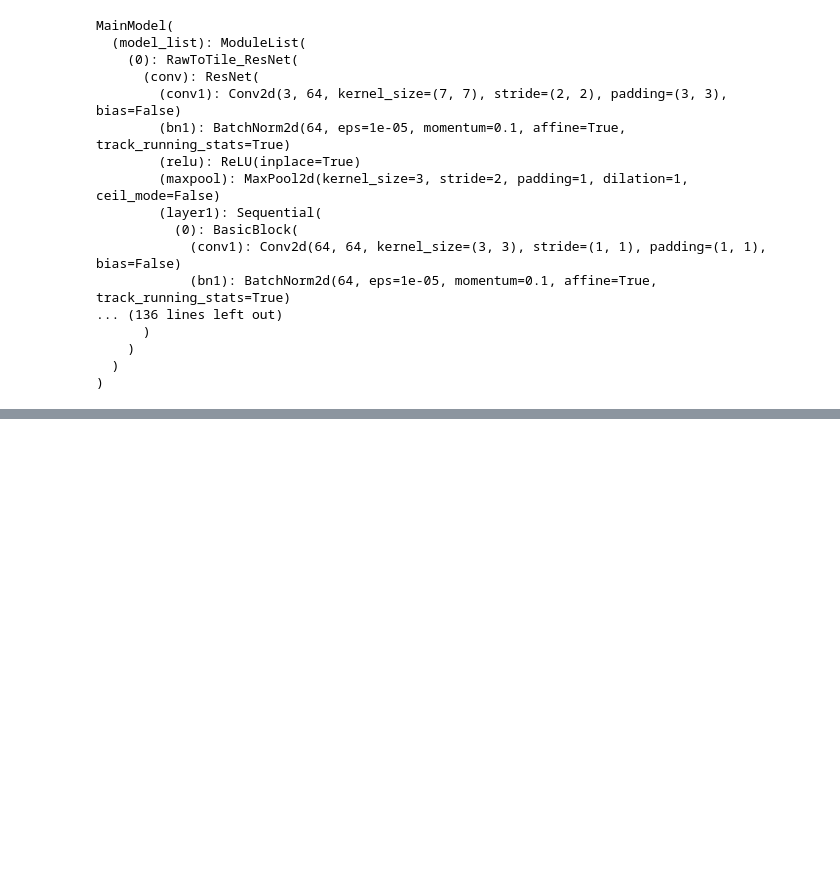
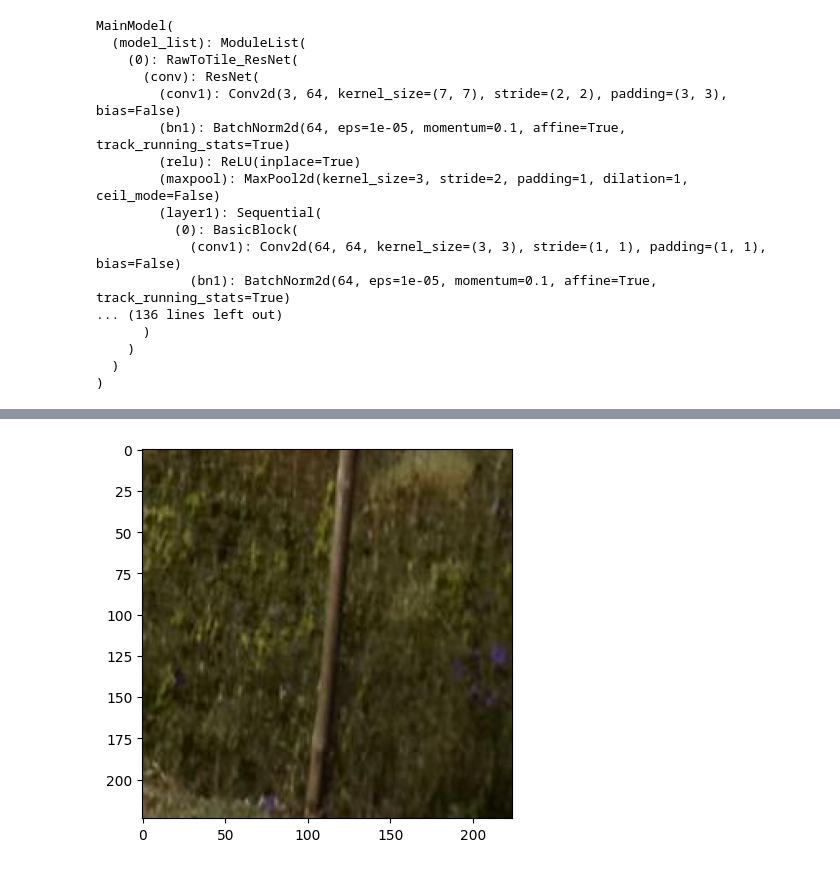
Before and after one commit to waggle-sensor/summer2023, a Jupyter notebook: szumny/python/UCSD_MOdel.ipynb, the cells around one changed output, grey strips where cells are left out. Cells and saved outputs as stored; diff of their text form; code cells hidden in the pictures; blank space fills up the shorter version.

```diff
--- a/szumny/python/UCSD_MOdel.ipynb
+++ b/szumny/python/UCSD_MOdel.ipynb
@@ -488,0 +456,13 @@ Prediction:
+# %%
+from PIL import Image
+import pandas as pd
+
+from torchvision import transforms
+transform = transforms.Compose([            #[1]
+ transforms.Resize(256),                    #[2]
+ transforms.CenterCrop(224),                #[3]
+ transforms.ToTensor(),                     #[4]
+ transforms.Normalize(                      #[5]
+ mean=[0.485, 0.456, 0.406],                #[6]
+ std=[0.229, 0.224, 0.225]                  #[7]
+ )])
@@ -488,0 +608,75 @@ Prediction:
+# %%
+dir = "/home/jszumny/Downloads/"
+
+
+from PIL import Image, ImageChops
+import io
+
+# fullimage = Image.open("/home/jszumny/Arm Data/enatwrcamtarmacC1.a1.20221001.001123.jpg/enatwrcamtarmacC1.a1.20221001.153223.jpg")
+# fullimage = fullimage.resize((2688, 2240))
+
+main_model.to("cpu")
+
+def transform_image(image_bytes):
+    my_transforms = transforms.Compose([transforms.Resize(255),
+                                        transforms.CenterCrop(224),
+                                        transforms.ToTensor(),
+                                        transforms.Normalize(
+                                            [0.485, 0.456, 0.406],
+                                            [0.229, 0.224, 0.225])])
+    image = Image.open(io.BytesIO(image_bytes))
+    return my_transforms(image).unsqueeze(0)
+
+
+class_names = ["other", "smoke"]
+
+
+
+def get_prediction(image_bytes):
+    tensor = transform_image(image_bytes=image_bytes)
+    output = main_model.forward(tensor)
+
+    probs = torch.nn.functional.softmax(output, dim=1)
+    conf, classes = torch.max(probs, 1)
+    print(classes.item())
+    return conf.item(), class_names[classes.item()]
+
+
+
+data = []
+dir = "/content/enatwrcamtarmacC1.a1.20221001.001123.jpg/"
+imagetime = 0
+for image in os.listdir(dir):
+    if (int(image[30:36]) >= 144400) & (int(image[30:36]) <= 155000) & (int(image[32:34]) % 5 == 0):
+    # if (((int(image[30:36]) >= 73000) & (int(image[30:36]) <= 142000)) |
+    #     ((int(image[30:36]) >= 155600) & (int(image[30:36]) <= 193000))) & (int(image[32:34]) % 5 == 0) :
+        imagetime = image[30:36]
+        fullimage = Image.open(dir + image)
+        fullimage = fullimage.resize((1344, 1344))
+        fullimage = fullimage.crop((0, 448, 1344, 1344))
+
+
+        for i in range(6):
+            for k in range(4):
+                main_model.load_state_dict(torch.load('/content/2features/UCSD.pt'))
+
+                main_model.eval()
+
+                tile = fullimage.crop((i*224, k*224, (i+1)*224, (k+1)*224))
+                # tile = ImageChops.invert(tile)
+                tile.save('/content/test/' + str(i) + "_" + str(k) + '.jpg')
+
+
+                image_path= ("/content/test/" + str(i) + "_" + str(k) + '.jpg')
+                image = plt.imread(image_path)
+                plt.imshow(image)
+
+                with open(image_path, 'rb') as f:
+                    image_bytes = f.read()
+
+                    conf,y_pre=get_prediction(image_bytes=image_bytes)
+                    print(y_pre, ' at confidence score:{0:.2f}'.format(conf))
+
+                d = {"imagetime": imagetime,"xtile": str(i), "ytile": str(k),"class": y_pre, "percentage": '{0:.2f}'.format(conf)}
+                data.append(d)
+# %% [output]
@@ -488,0 +700 @@ Prediction:
+[figure, added]
```
Also changed, not shown: parts of 23 cells of this notebook.
